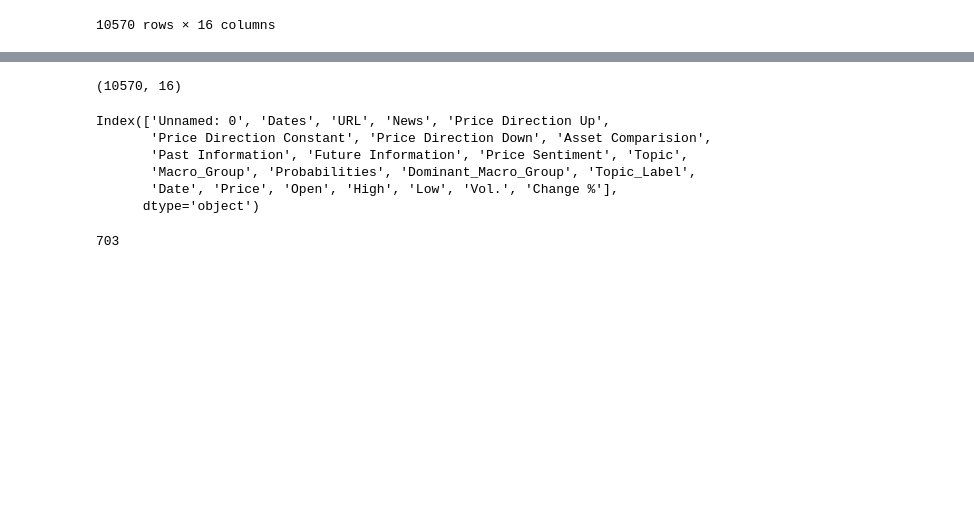
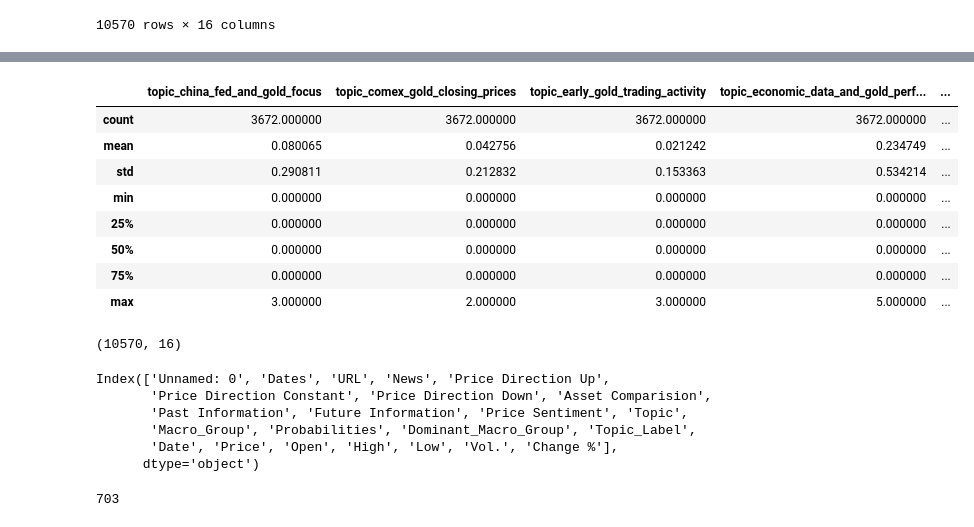
Before and after one commit to visheshgupta19/IDS_705_Final_Project, a Jupyter notebook: cluster_topic_LSTM.ipynb, the cells around one changed output, grey strips where cells are left out. Cells and saved outputs as stored; diff of their text form; code cells hidden in the pictures; blank space fills up the shorter version.

```diff
--- a/cluster_topic_LSTM.ipynb
+++ b/cluster_topic_LSTM.ipynb
@@ -58,3 +111,15 @@ cluster_df
+# %%
+frequency_embedding.describe()
+# %% [output]
+|  | topic_china_fed_and_gold_focus | topic_comex_gold_closing_prices | topic_early_gold_trading_activity | topic_economic_data_and_gold_perf... | ... |
+| count | 3672.000000 | 3672.000000 | 3672.000000 | 3672.000000 | ... |
+| mean | 0.080065 | 0.042756 | 0.021242 | 0.234749 | ... |
+| std | 0.290811 | 0.212832 | 0.153363 | 0.534214 | ... |
+| min | 0.000000 | 0.000000 | 0.000000 | 0.000000 | ... |
+| 25% | 0.000000 | 0.000000 | 0.000000 | 0.000000 | ... |
+| 50% | 0.000000 | 0.000000 | 0.000000 | 0.000000 | ... |
+| 75% | 0.000000 | 0.000000 | 0.000000 | 0.000000 | ... |
+| max | 3.000000 | 2.000000 | 3.000000 | 5.000000 | ... |
 # %%
 cluster_df["Dates"] = pd.to_datetime(
     cluster_df["Dates"], dayfirst=True, errors="coerce"
```
Also changed, not shown: parts of 3 cells of this notebook, 3 other files.
